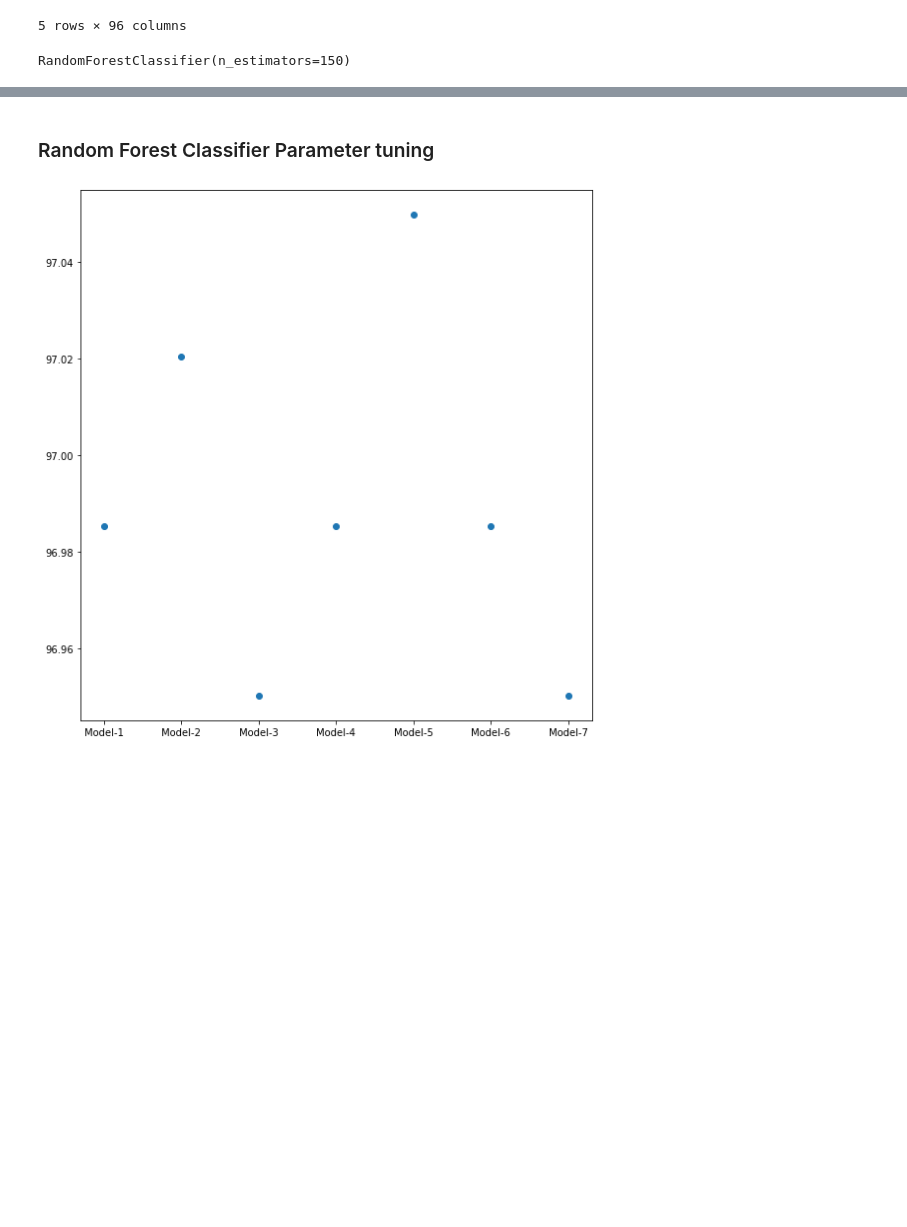
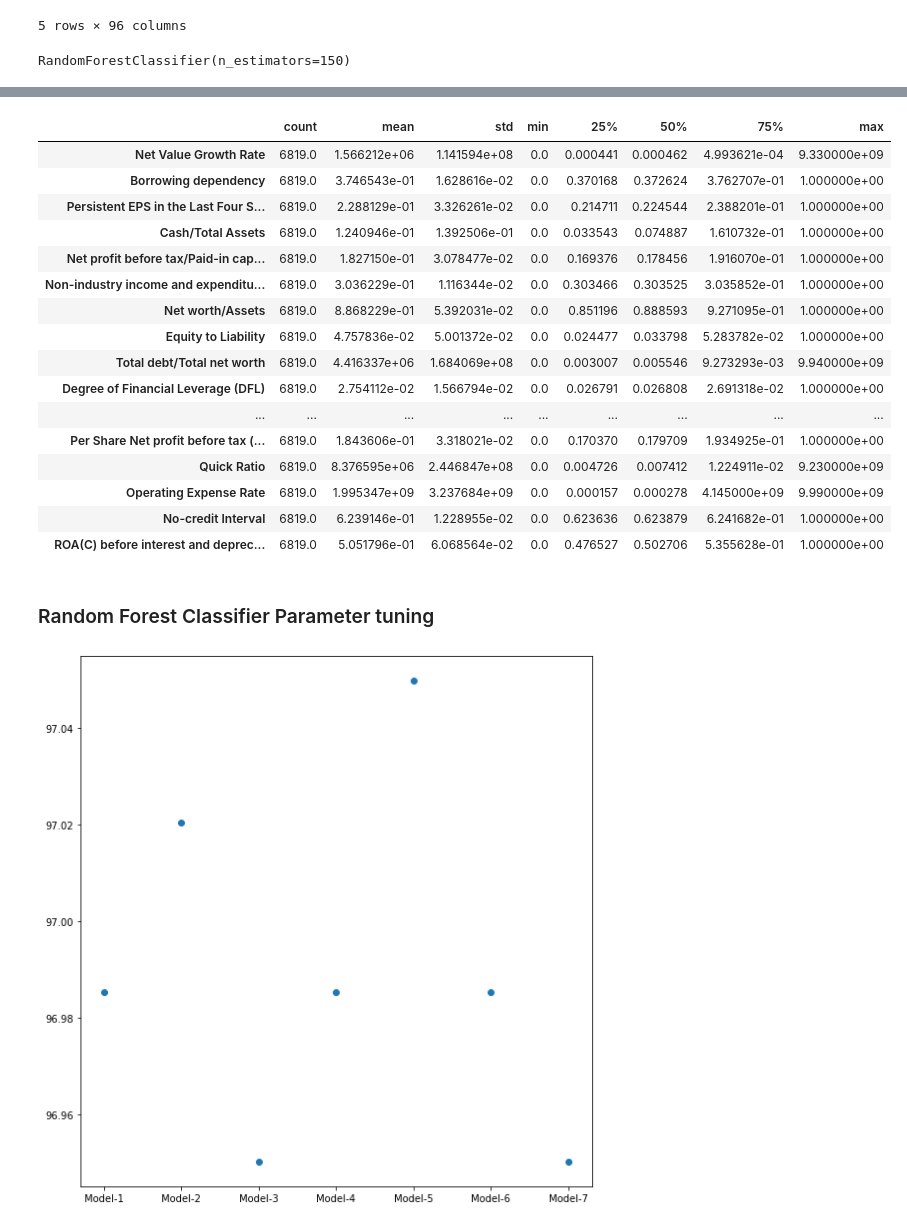
Before and after one commit to RushilPatel0703/ACML_Project, a Jupyter notebook: ACML_Project_Draft.ipynb, the cells around one changed output, grey strips where cells are left out. Saved outputs shown, nothing was run; the diff lists cells and outputs as text; code cells hidden in the pictures; blank space fills up the shorter version.

Commit message:
data

```diff
--- a/ACML_Project_Draft.ipynb
+++ b/ACML_Project_Draft.ipynb
@@ -85,6 +85,26 @@ new_data = data[[' Net Value Growth Rate',
                 ' Operating Expense Rate',
                 ' No-credit Interval',
                 ' ROA(C) before interest and depreciation before interest']]
+# %%
+new_data.describe().T
+# %% [output]
+|  | count | mean | std | min | 25% | 50% | 75% | max |
+| Net Value Growth Rate | 6819.0 | 1.566212e+06 | 1.141594e+08 | 0.0 | 0.000441 | 0.000462 | 4.993621e-04 | 9.330000e+09 |
+| Borrowing dependency | 6819.0 | 3.746543e-01 | 1.628616e-02 | 0.0 | 0.370168 | 0.372624 | 3.762707e-01 | 1.000000e+00 |
+| Persistent EPS in the Last Four S... | 6819.0 | 2.288129e-01 | 3.326261e-02 | 0.0 | 0.214711 | 0.224544 | 2.388201e-01 | 1.000000e+00 |
+| Cash/Total Assets | 6819.0 | 1.240946e-01 | 1.392506e-01 | 0.0 | 0.033543 | 0.074887 | 1.610732e-01 | 1.000000e+00 |
+| Net profit before tax/Paid-in cap... | 6819.0 | 1.827150e-01 | 3.078477e-02 | 0.0 | 0.169376 | 0.178456 | 1.916070e-01 | 1.000000e+00 |
+| Non-industry income and expenditu... | 6819.0 | 3.036229e-01 | 1.116344e-02 | 0.0 | 0.303466 | 0.303525 | 3.035852e-01 | 1.000000e+00 |
+| Net worth/Assets | 6819.0 | 8.868229e-01 | 5.392031e-02 | 0.0 | 0.851196 | 0.888593 | 9.271095e-01 | 1.000000e+00 |
+| Equity to Liability | 6819.0 | 4.757836e-02 | 5.001372e-02 | 0.0 | 0.024477 | 0.033798 | 5.283782e-02 | 1.000000e+00 |
+| Total debt/Total net worth | 6819.0 | 4.416337e+06 | 1.684069e+08 | 0.0 | 0.003007 | 0.005546 | 9.273293e-03 | 9.940000e+09 |
+| Degree of Financial Leverage (DFL) | 6819.0 | 2.754112e-02 | 1.566794e-02 | 0.0 | 0.026791 | 0.026808 | 2.691318e-02 | 1.000000e+00 |
+| ... | ... | ... | ... | ... | ... | ... | ... | ... |
+| Per Share Net profit before tax (... | 6819.0 | 1.843606e-01 | 3.318021e-02 | 0.0 | 0.170370 | 0.179709 | 1.934925e-01 | 1.000000e+00 |
+| Quick Ratio | 6819.0 | 8.376595e+06 | 2.446847e+08 | 0.0 | 0.004726 | 0.007412 | 1.224911e-02 | 9.230000e+09 |
+| Operating Expense Rate | 6819.0 | 1.995347e+09 | 3.237684e+09 | 0.0 | 0.000157 | 0.000278 | 4.145000e+09 | 9.990000e+09 |
+| No-credit Interval | 6819.0 | 6.239146e-01 | 1.228955e-02 | 0.0 | 0.623636 | 0.623879 | 6.241682e-01 | 1.000000e+00 |
+| ROA(C) before interest and deprec... | 6819.0 | 5.051796e-01 | 6.068564e-02 | 0.0 | 0.476527 | 0.502706 | 5.355628e-01 | 1.000000e+00 |
 # %%
 X_new = new_data
 # %%
```
Also changed, not shown: parts of 2 cells of this notebook.
